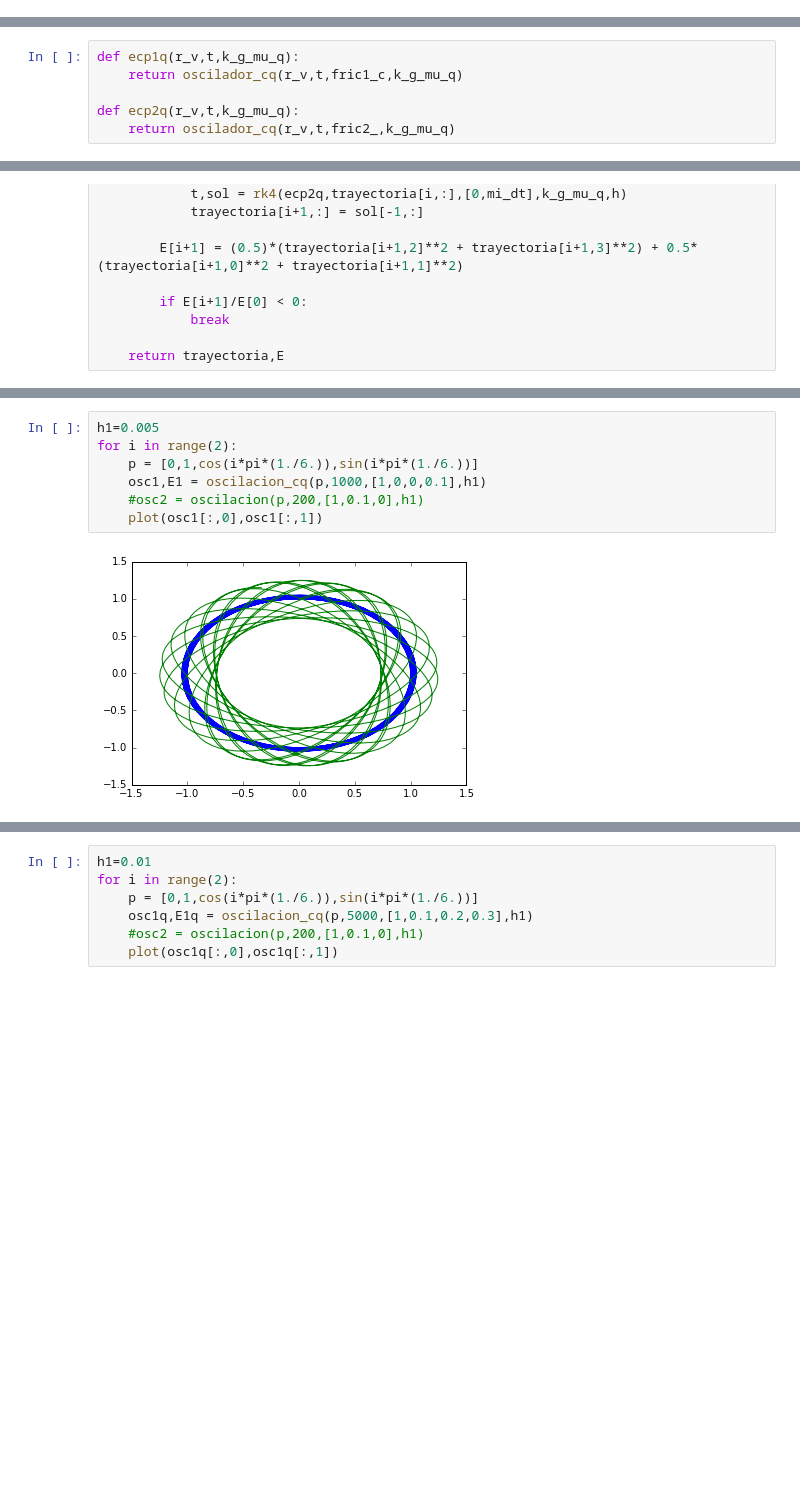
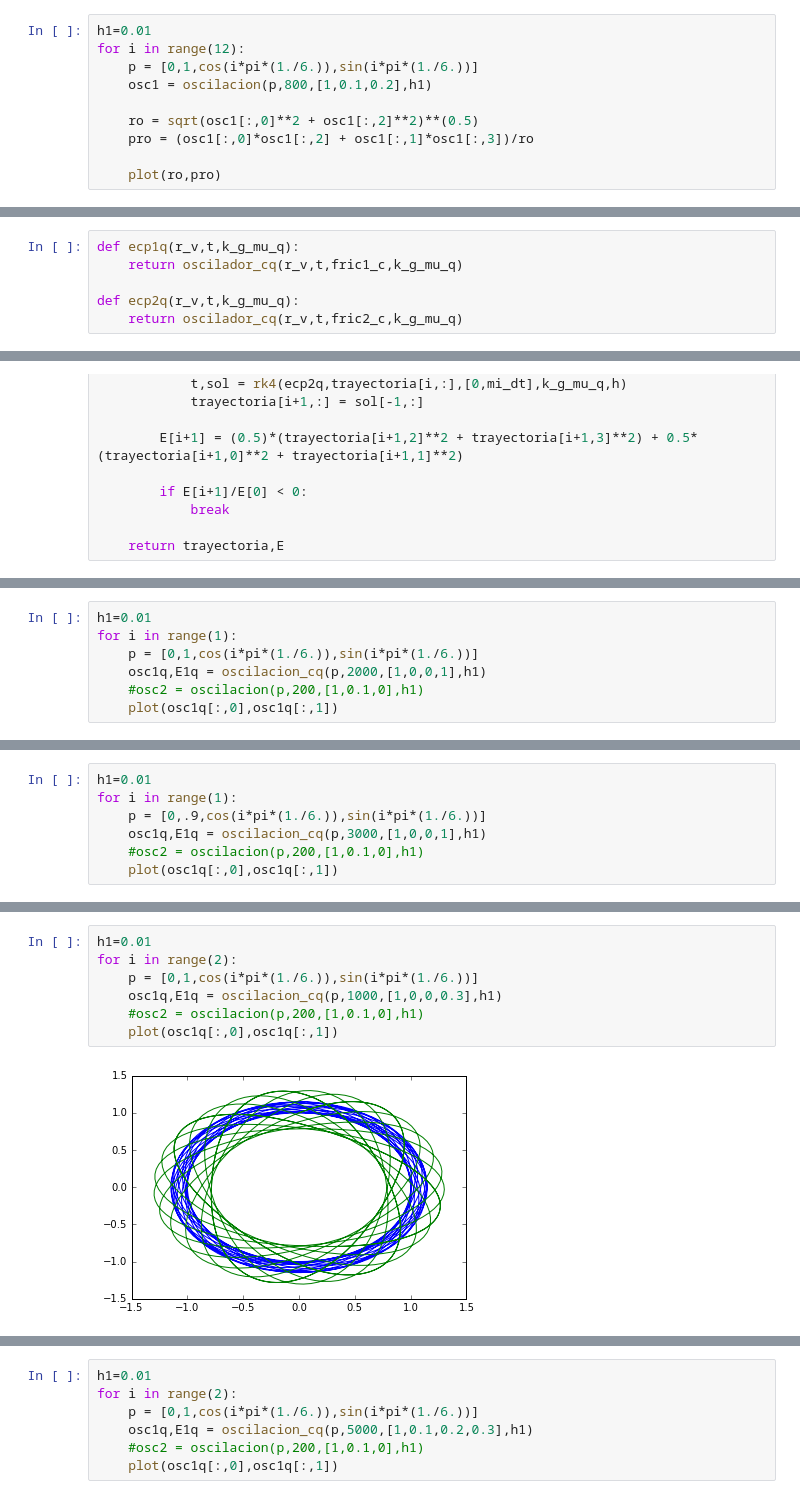
Before and after one commit to JavierMarmol/Tareas, a Jupyter notebook: Tarea Examen 1.ipynb, the cells around one changed output, grey strips where cells are left out. Drawn from its saved outputs; the diff is of its cells as text; blank space fills up the shorter version.

```diff
--- a/Tarea Examen 1.ipynb
+++ b/Tarea Examen 1.ipynb
@@ -255,0 +312,10 @@ for i in range(12):
+# %%
+h1=0.01
+for i in range(12):
+    p = [0,1,cos(i*pi*(1./6.)),sin(i*pi*(1./6.))]
+    osc1 = oscilacion(p,800,[1,0.1,0.2],h1)
+
+    ro = sqrt(osc1[:,0]**2 + osc1[:,2]**2)**(0.5)
+    pro = (osc1[:,0]*osc1[:,2] + osc1[:,1]*osc1[:,3])/ro
+
+    plot(ro,pro)
@@ -273,7 +345,7 @@ def ecp1q(r_v,t,k_g_mu_q):
     return oscilador_cq(r_v,t,fric1_c,k_g_mu_q)
 
 def ecp2q(r_v,t,k_g_mu_q):
-    return oscilador_cq(r_v,t,fric2_,k_g_mu_q)
+    return oscilador_cq(r_v,t,fric2_c,k_g_mu_q)
 # %%
 def fric1_c(vx,vy,k_g_mu):
     return array([-k_g_mu[1]*vx,-k_g_mu[1]*vy])
@@ -310,0 +385,7 @@ def oscilacion_cq(p,N,k_g_mu_q,h):
+# %%
+h1=0.01
+for i in range(1):
+    p = [0,1,cos(i*pi*(1./6.)),sin(i*pi*(1./6.))]
+    osc1q,E1q = oscilacion_cq(p,2000,[1,0,0,1],h1)
+    #osc2 = oscilacion(p,200,[1,0.1,0],h1)
+    plot(osc1q[:,0],osc1q[:,1])
@@ -310,0 +394,7 @@ def oscilacion_cq(p,N,k_g_mu_q,h):
+# %%
+h1=0.01
+for i in range(1):
+    p = [0,.9,cos(i*pi*(1./6.)),sin(i*pi*(1./6.))]
+    osc1q,E1q = oscilacion_cq(p,3000,[1,0,0,1],h1)
+    #osc2 = oscilacion(p,200,[1,0.1,0],h1)
+    plot(osc1q[:,0],osc1q[:,1])
@@ -311,9 +403,9 @@ def oscilacion_cq(p,N,k_g_mu_q,h):
 # %%
-h1=0.005
+h1=0.01
 for i in range(2):
     p = [0,1,cos(i*pi*(1./6.)),sin(i*pi*(1./6.))]
-    osc1,E1 = oscilacion_cq(p,1000,[1,0,0,0.1],h1)
+    osc1q,E1q = oscilacion_cq(p,1000,[1,0,0,0.3],h1)
     #osc2 = oscilacion(p,200,[1,0.1,0],h1)
-    plot(osc1[:,0],osc1[:,1])
+    plot(osc1q[:,0],osc1q[:,1])
 # %% [output]
-[figure, old version]
+[figure, new version]
```
Also changed, not shown: parts of 121 cells of this notebook.
